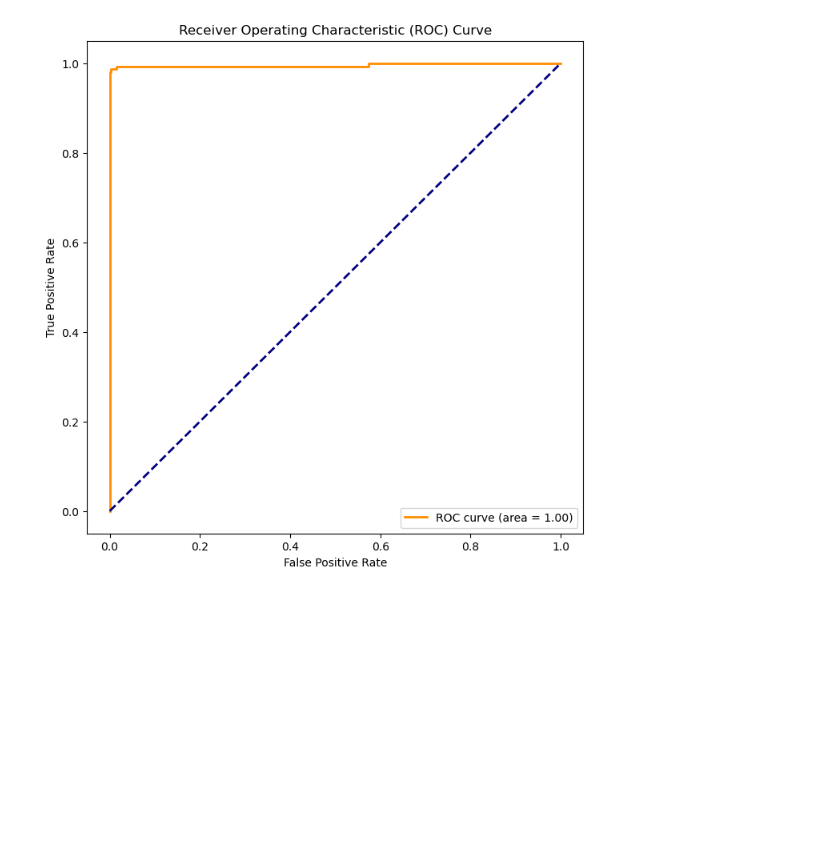
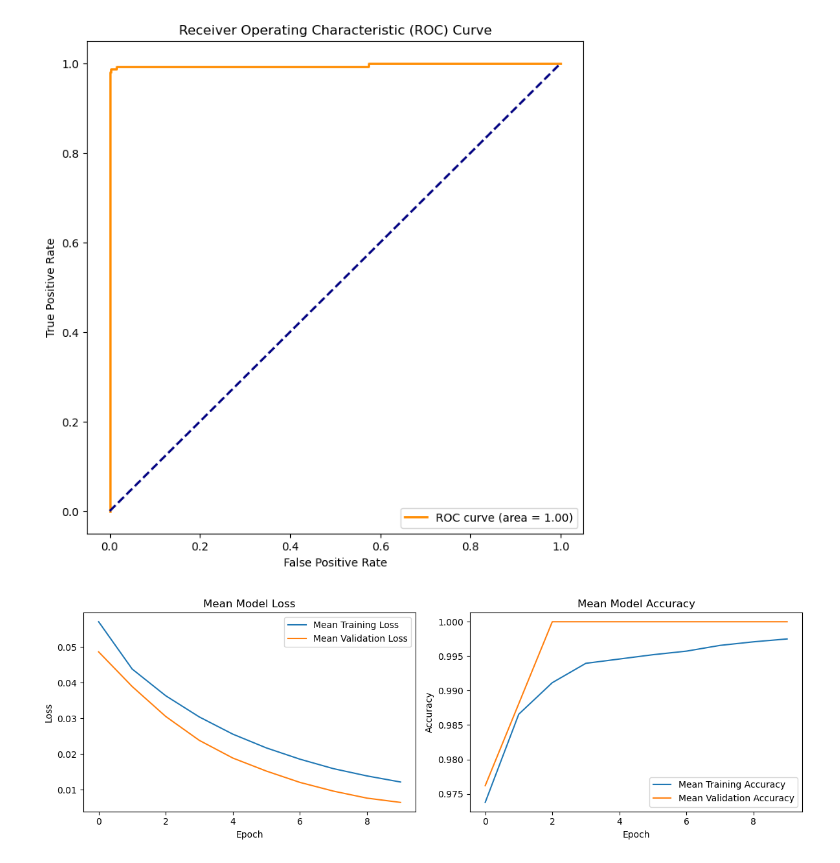
Before and after one commit to Rahafzsh/Fraud-Detection-using-DL, a Jupyter notebook: SubGroup2.ipynb, the cells around one changed output. Cells and saved outputs as stored; diff of their text form; code cells hidden in the pictures; blank space fills up the shorter version.

```diff
--- a/SubGroup2.ipynb
+++ b/SubGroup2.ipynb
@@ -417,3 +417,35 @@ for history in history_list:
         'val_accuracy': history['val_accuracy'][:min_length]
     }
     truncated_histories.append(truncated_history)
+# %%
+# Calculate mean values for each epoch
+mean_loss = np.mean([history['loss'] for history in truncated_histories], axis=0)
+mean_val_loss = np.mean([history['val_loss'] for history in truncated_histories], axis=0)
+mean_accuracy = np.mean([history['accuracy'] for history in truncated_histories], axis=0)
+mean_val_accuracy = np.mean([history['val_accuracy'] for history in truncated_histories], axis=0)
+# %%
+# Plot mean training/validation loss and accuracy
+plt.figure(figsize=(12, 4))
+
+# Plot Mean Loss
+plt.subplot(1, 2, 1)
+plt.plot(mean_loss, label='Mean Training Loss')
+plt.plot(mean_val_loss, label='Mean Validation Loss')
+plt.title('Mean Model Loss')
+plt.xlabel('Epoch')
+plt.ylabel('Loss')
+plt.legend()
+
+# Plot Mean Accuracy
+plt.subplot(1, 2, 2)
+plt.plot(mean_accuracy, label='Mean Training Accuracy')
+plt.plot(mean_val_accuracy, label='Mean Validation Accuracy')
+plt.title('Mean Model Accuracy')
+plt.xlabel('Epoch')
+plt.ylabel('Accuracy')
+plt.legend()
+
+plt.tight_layout()
+plt.show()
+# %% [output]
+[figure, added]
```
